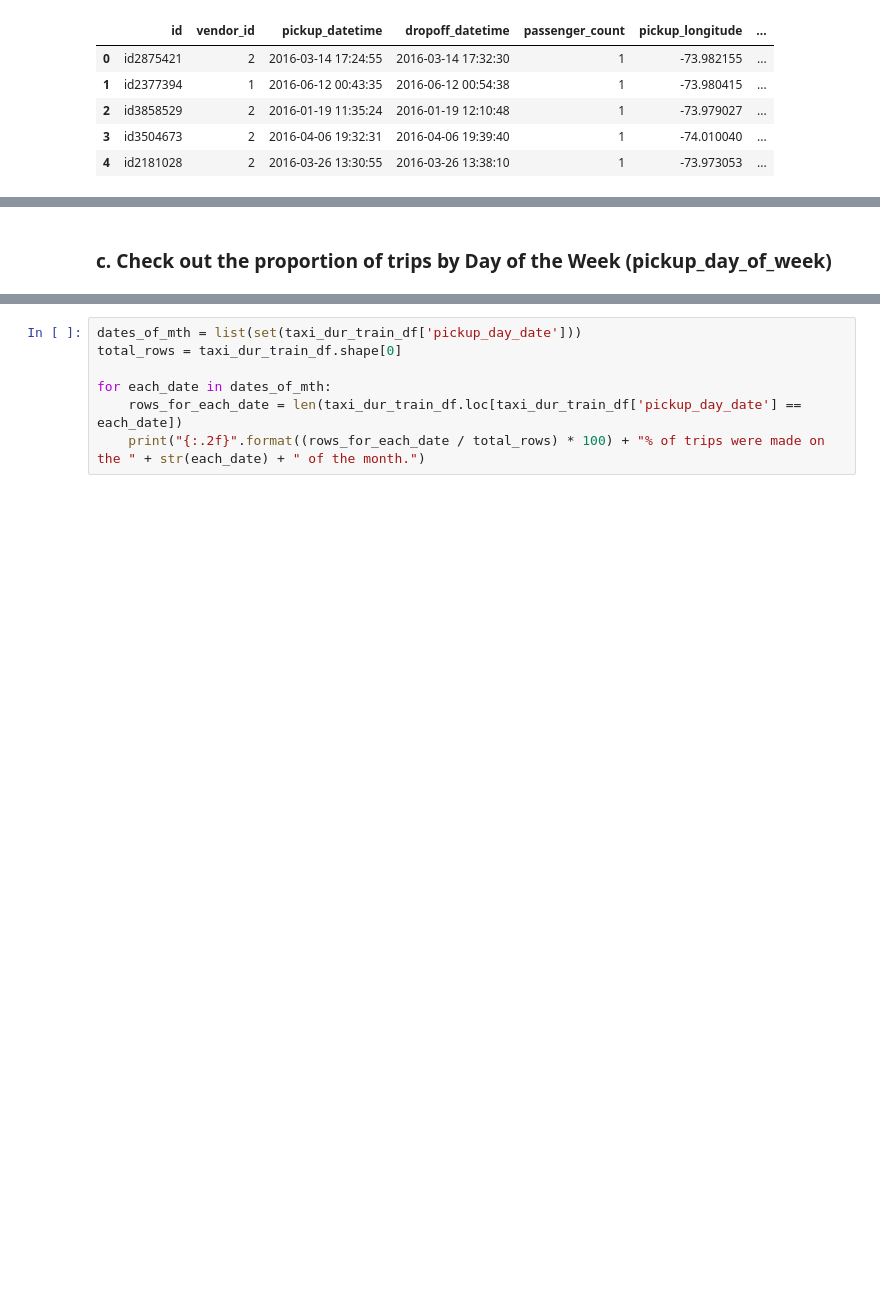
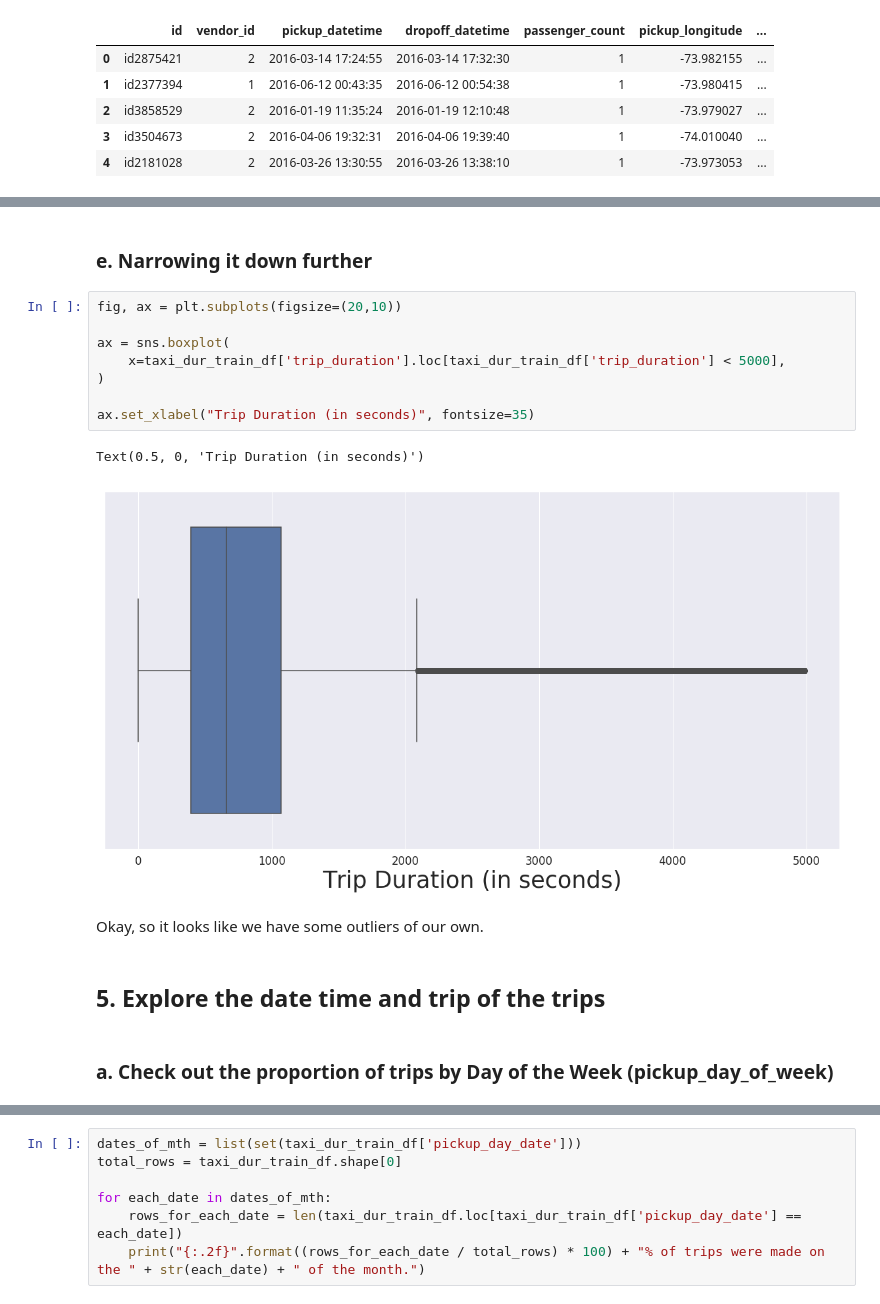
Before and after one commit to heynellywelly/k-means-clustering-exploration, a Jupyter notebook: nyc_taxi_trip_duration/nyc_taxi_duration_prediction.ipynb, the cells around one changed output, grey strips where cells are left out. Saved outputs shown, nothing was run; the diff lists cells and outputs as text; blank space fills up the shorter version.

```diff
--- a/nyc_taxi_trip_duration/nyc_taxi_duration_prediction.ipynb
+++ b/nyc_taxi_trip_duration/nyc_taxi_duration_prediction.ipynb
@@ -108,5 +170,22 @@ taxi_dur_train_df.head()
+# %% [markdown]
+### e. Narrowing it down further
+# %%
+fig, ax = plt.subplots(figsize=(20,10))
+
+ax = sns.boxplot(
+    x=taxi_dur_train_df['trip_duration'].loc[taxi_dur_train_df['trip_duration'] < 5000],
+)
+
+ax.set_xlabel("Trip Duration (in seconds)", fontsize=35)
+# %% [output]
+Text(0.5, 0, 'Trip Duration (in seconds)')
+[figure, added]
+# %% [markdown]
+Okay, so it looks like we have some outliers of our own.
+# %% [markdown]
+## 5. Explore the date time and trip of the trips
 # %% [markdown]
-### c. Check out the proportion of trips by Day of the Week (pickup_day_of_week)
+### a. Check out the proportion of trips by Day of the Week (pickup_day_of_week)
 # %%
 days_of_week = list(set(taxi_dur_train_df['pickup_day_of_week']))
 total_rows = taxi_dur_train_df.shape[0]
```
Also changed, not shown: parts of 41 cells of this notebook.
